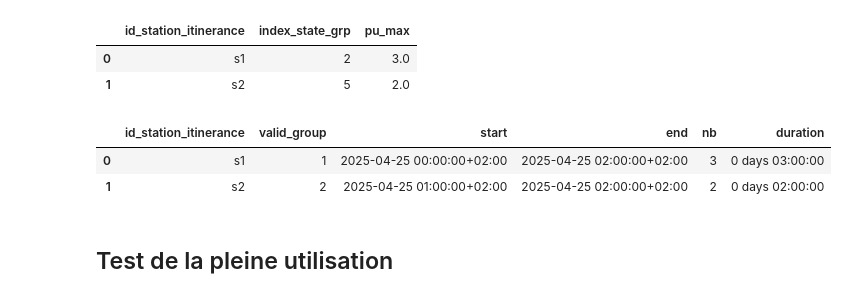
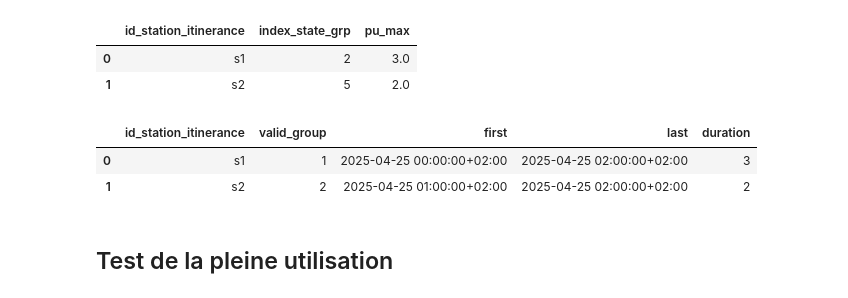
Before and after one commit to loco-labs/qualicharge-rtet, a Jupyter notebook: saturation/source/tests_saturation.ipynb, the cells around one changed output. Saved outputs shown, nothing was run; the diff lists cells and outputs as text; code cells hidden in the pictures.

```diff
--- a/saturation/source/tests_saturation.ipynb
+++ b/saturation/source/tests_saturation.ipynb
@@ -287,13 +302,13 @@ hourly_max_pu
 | 1 | s2 | 5 | 2.0 |
 # %%
 max_duration = maxi_duration(sampled_state_station, "id_station_itinerance", "periode", "pu")
-assert list(max_duration['start']) == [pd.Timestamp('2025-04-25 00:00:00+02:00'), pd.Timestamp('2025-04-25 01:00:00+02:00')]
-assert list(max_duration['duration']) == [pd.Timedelta(hours=3), pd.Timedelta(hours=2)]
+assert list(max_duration['first']) == [pd.Timestamp('2025-04-25 00:00:00+02:00'), pd.Timestamp('2025-04-25 01:00:00+02:00')]
+assert list(max_duration['duration']) == [3, 2]
 max_duration
 # %% [output]
-|  | id_station_itinerance | valid_group | start | end | nb | duration |
-| 0 | s1 | 1 | 2025-04-25 00:00:00+02:00 | 2025-04-25 02:00:00+02:00 | 3 | 0 days 03:00:00 |
-| 1 | s2 | 2 | 2025-04-25 01:00:00+02:00 | 2025-04-25 02:00:00+02:00 | 2 | 0 days 02:00:00 |
+|  | id_station_itinerance | valid_group | first | last | duration |
+| 0 | s1 | 1 | 2025-04-25 00:00:00+02:00 | 2025-04-25 02:00:00+02:00 | 3 |
+| 1 | s2 | 2 | 2025-04-25 01:00:00+02:00 | 2025-04-25 02:00:00+02:00 | 2 |
 # %% [markdown]
 ## Test de la pleine utilisation
 # %%
```
Also changed, not shown: parts of 5 cells of this notebook, 8 other files.
